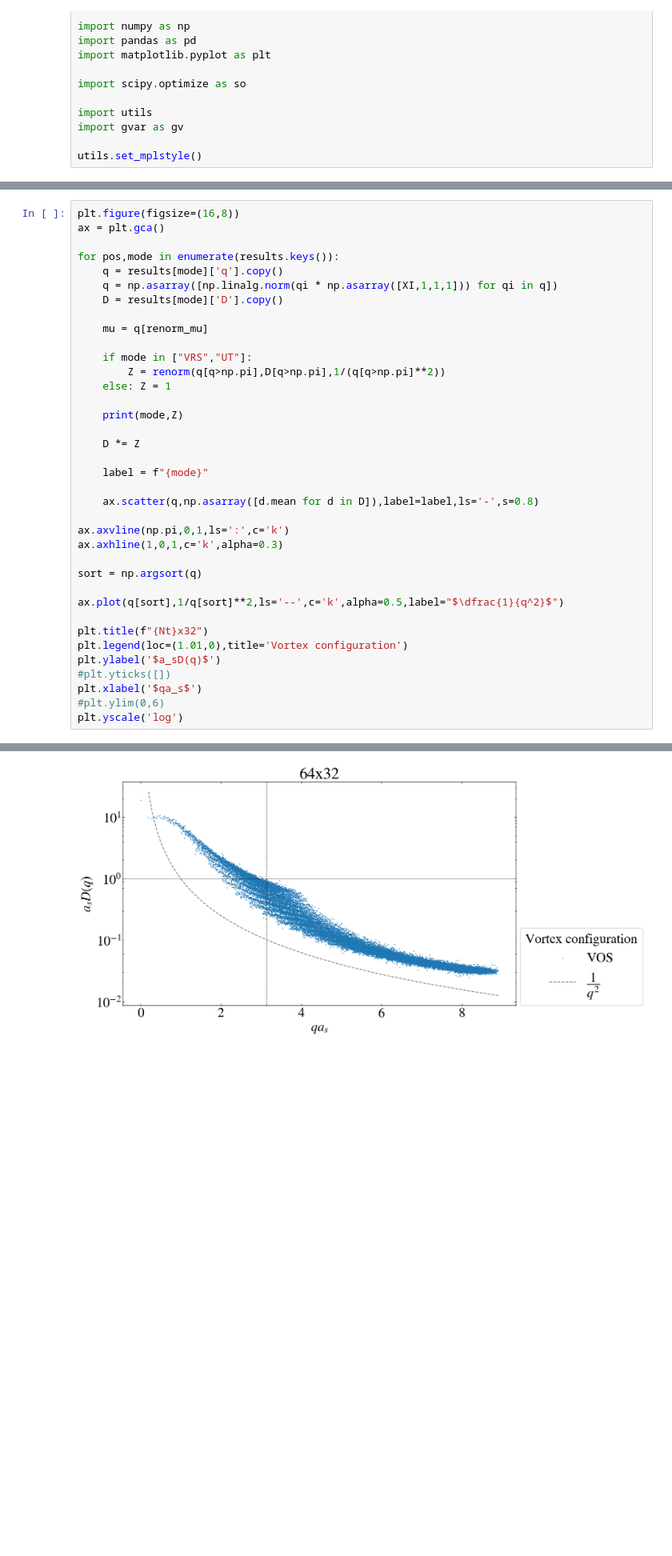
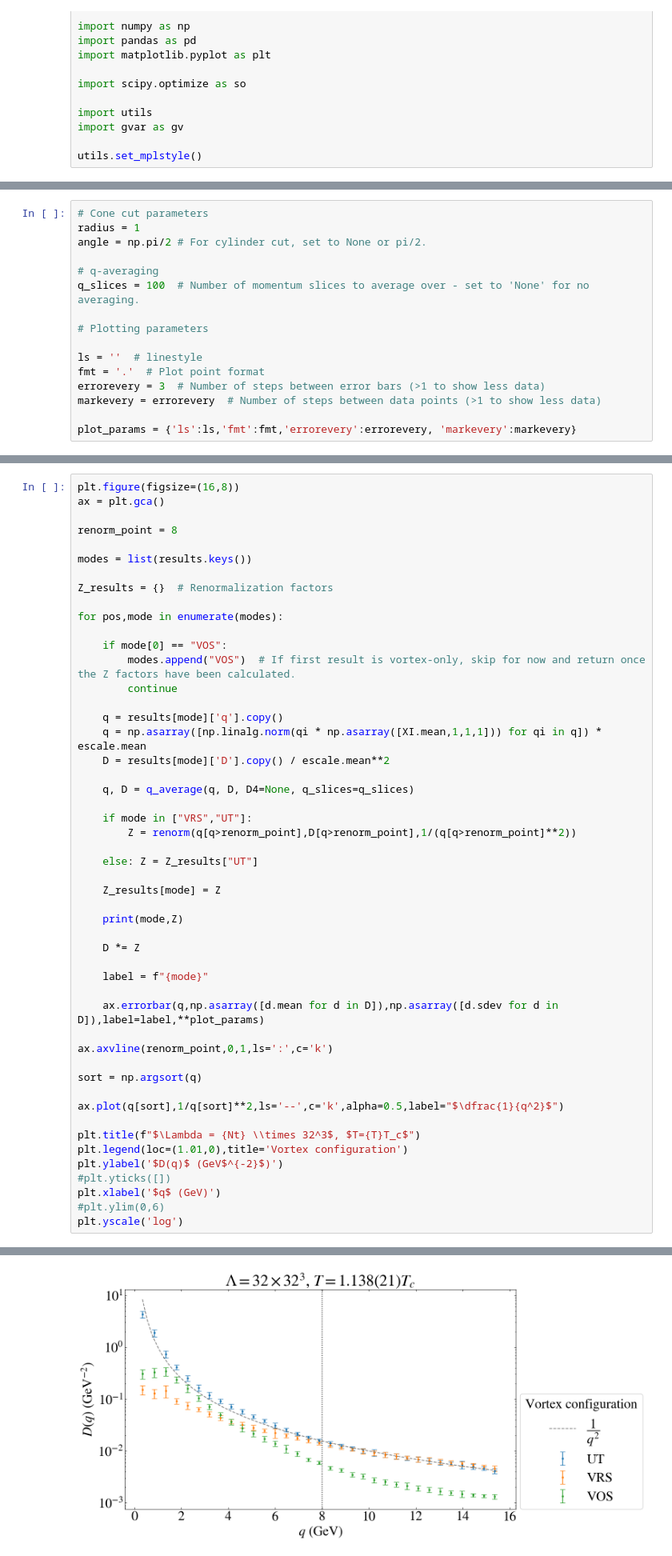
Before and after one commit to jadot-bp/vortex, a Jupyter notebook: decomp-vorticity-landau.ipynb, the cells around one changed output, grey strips where cells are left out. Shown at 80% size. Cells and saved outputs as stored; diff of their text form; blank space fills up the shorter version.

```diff
--- a/decomp-vorticity-landau.ipynb
+++ b/decomp-vorticity-landau.ipynb
@@ -29 +75,17 @@ def renorm(q,D_latt,D_tree):
+# %%
+# Cone cut parameters
+radius = 1
+angle = np.pi/2 # For cylinder cut, set to None or pi/2.
+
+# q-averaging
+q_slices = 100  # Number of momentum slices to average over - set to 'None' for no averaging.
+
+# Plotting parameters
+
+ls = ''  # linestyle
+fmt = '.'  # Plot point format
+errorevery = 3  # Number of steps between error bars (>1 to show less data)
+markevery = errorevery  # Number of steps between data points (>1 to show less data)
+
+plot_params = {'ls':ls,'fmt':fmt,'errorevery':errorevery, 'markevery':markevery}
 # %% [markdown]
@@ -111,16 +171,30 @@ prop.D.shape
 plt.figure(figsize=(16,8))
 ax = plt.gca()
 
-for pos,mode in enumerate(results.keys()):
+renorm_point = 8
+
+modes = list(results.keys())
+
+Z_results = {}  # Renormalization factors
+
+for pos,mode in enumerate(modes):
+
+    if mode[0] == "VOS":
+        modes.append("VOS")  # If first result is vortex-only, skip for now and return once the Z factors have been calculated.
+        continue
+
     q = results[mode]['q'].copy()
-    q = np.asarray([np.linalg.norm(qi * np.asarray([XI,1,1,1])) for qi in q])
-    D = results[mode]['D'].copy()
+    q = np.asarray([np.linalg.norm(qi * np.asarray([XI.mean,1,1,1])) for qi in q]) * escale.mean
+    D = results[mode]['D'].copy() / escale.mean**2
 
-    mu = q[renorm_mu]
+    q, D = q_average(q, D, D4=None, q_slices=q_slices)
 
     if mode in ["VRS","UT"]:
-        Z = renorm(q[q>np.pi],D[q>np.pi],1/(q[q>np.pi]**2))
-    else: Z = 1
+        Z = renorm(q[q>renorm_point],D[q>renorm_point],1/(q[q>renorm_point]**2))
+
+    else: Z = Z_results["UT"]
+
+    Z_results[mode] = Z
 
     print(mode,Z)
 
@@ -128,20 +202,19 @@ for pos,mode in enumerate(results.keys()):
 
     label = f"{mode}"
 
-    ax.scatter(q,np.asarray([d.mean for d in D]),label=label,ls='-',s=0.8)
+    ax.errorbar(q,np.asarray([d.mean for d in D]),np.asarray([d.sdev for d in D]),label=label,**plot_params)
 
-ax.axvline(np.pi,0,1,ls=':',c='k')
-ax.axhline(1,0,1,c='k',alpha=0.3)
+ax.axvline(renorm_point,0,1,ls=':',c='k')
 
 sort = np.argsort(q)
 
 ax.plot(q[sort],1/q[sort]**2,ls='--',c='k',alpha=0.5,label="$\dfrac{1}{q^2}$")
 
-plt.title(f"{Nt}x32")
+plt.title(f"$\Lambda = {Nt} \\times 32^3$, $T={T}T_c$")
 plt.legend(loc=(1.01,0),title='Vortex configuration')
-plt.ylabel('$a_sD(q)$')
+plt.ylabel('$D(q)$ (GeV$^{-2}$)')
 #plt.yticks([])
-plt.xlabel('$qa_s$')
+plt.xlabel('$q$ (GeV)')
 #plt.ylim(0,6)
 plt.yscale('log')
 # %% [output]
@@ -149 +224 @@ VOS 1
-[figure, old version]
+[figure, new version]
```
Also changed, not shown: parts of 34 cells of this notebook.
